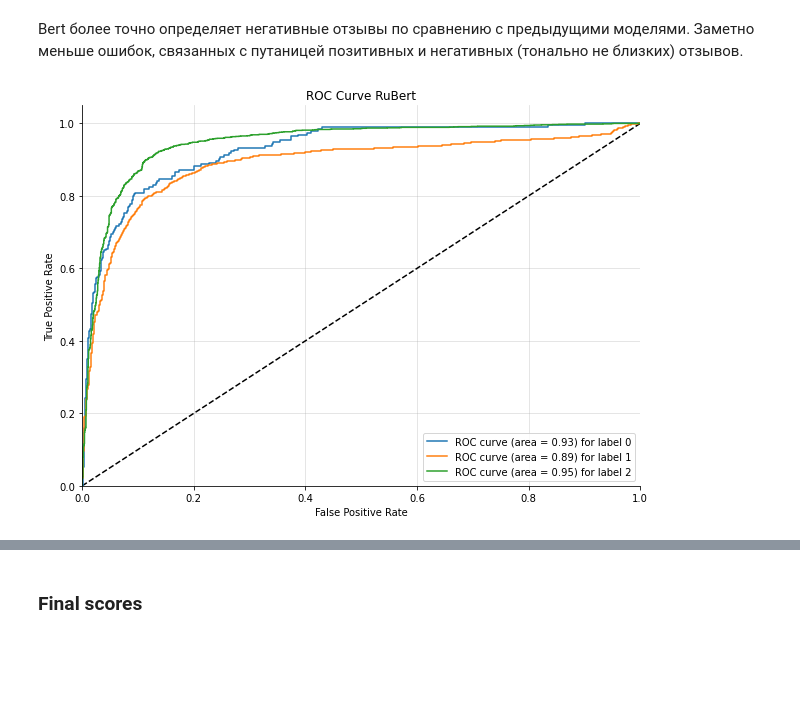
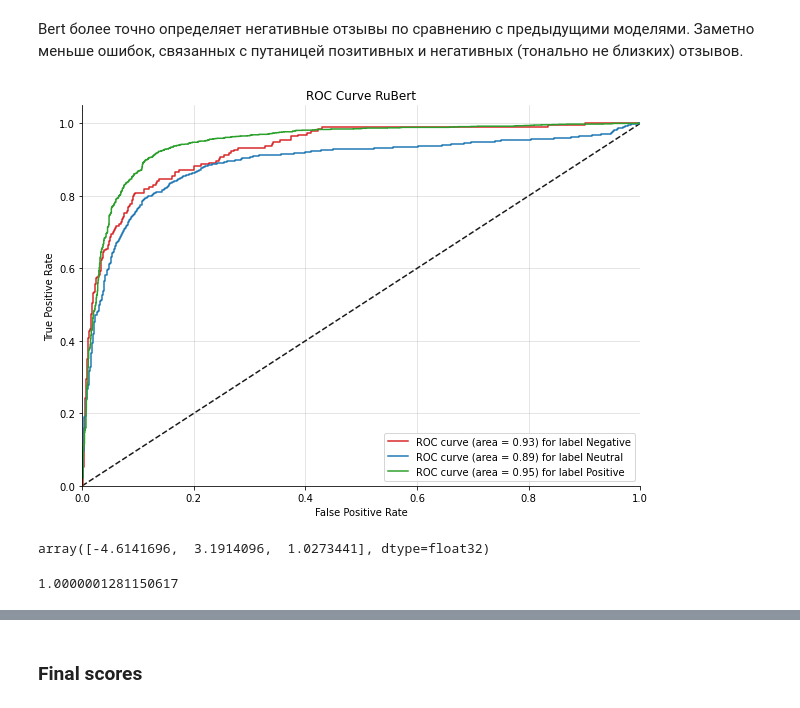
Before and after one commit to polina-prilukova/music_reviews_classifying, a Jupyter notebook: EDA_Modeling.ipynb, the cells around one changed output, grey strips where cells are left out. Cells and saved outputs as stored; diff of their text form; code cells hidden in the pictures; blank space fills up the shorter version.

```diff
--- a/EDA_Modeling.ipynb
+++ b/EDA_Modeling.ipynb
@@ -52,6 +51,16 @@ warnings.simplefilter('ignore')
 # %% [markdown]
 #### useful visualization functions
 # %%
+palette_sentiment = {
+    'Negative': 'tab:red',
+    'Neutral': 'tab:blue',
+    'Positive': 'tab:green'
+}
+
+label_dict =  {'Negative':0, 'Neutral':1, 'Positive':2}
+inversed_label_dict = {v: k for k, v in label_dict.items()}
+
+
 def plot_distribution(df, columns):
     """
     Построение гистограмм для списка колонок датафрейма
@@ -61,7 +70,9 @@ def plot_distribution(df, columns):
             continue
         plt.figure(figsize=(9, 7))
         sns.distplot(df[col], bins=50)
+        plt.axvline(np.median(df[col]), label='median', color='k', linestyle='--')
         plt.title(f'{col} distribution')
+        plt.legend()
         plt.show()
 
 def plot_count(df, columns):
@@ -71,6 +82,10 @@ def plot_count(df, columns):
     for col in columns:
         plt.figure(figsize=(9, 7))
         sns.countplot(x=df[col], data=df)
+        if col == 'sentiment':
+            sns.countplot(x=df[col], data=df, palette=palette_sentiment)
+        else:
+            sns.countplot(x=df[col], data=df)
         plt.title(f'{col} distribution')
         plt.show()
 
@@ -152,7 +167,8 @@ def plot_multiclass_roc(y_pred, y_test, n_classes, figsize=(10, 7)):
     ax.set_ylabel('True Positive Rate')
     ax.set_title('Receiver operating characteristic example')
     for i in range(n_classes):
-        ax.plot(fpr[i], tpr[i], label='ROC curve (area = %0.2f) for label %i' % (roc_auc[i], i))
+        ax.plot(fpr[i], tpr[i], color=palette_sentiment[inversed_label_dict[i]],
+                label=f'ROC curve (area = {round(roc_auc[i], 2)}) for label {inversed_label_dict[i]}' )
     ax.legend(loc="best")
     ax.grid(alpha=.4)
     sns.despine()
@@ -356,5 +374,6 @@ df.to_csv('Data/reviews_preprocessed_1412.csv', index=False)
 # %%
-df.groupby(['year','sentiment'])['sentiment'].count().unstack().plot(legend=True, figsize=(10, 6))
+sns.set()
+df.groupby(['year','sentiment'])['sentiment'].count().unstack().plot(legend=True, style=palette_sentiment, figsize=(10, 6))
 plt.title('Динамика количества отзывов по годам')
 plt.xlabel('Year')
 plt.ylabel('Sentiment count')
@@ -824,7 +863,7 @@ roc_auc_svc = dict()
 
 y_test_dummies_svc = pd.get_dummies(y_test, drop_first=False).values
 for i in range(3):
-    fpr_svc[i], tpr_svc[i], _ = roc_curve(y_test_dummies_svc[:, i], grid_svc.predict_proba(x_test)[:, i])
+    fpr_svc[i], tpr_svc[i], _ = roc_curve(y_test_dummies_svc[:, i], grid_svc_.predict_proba(x_test)[:, i])
     roc_auc_svc[i] = auc(fpr_svc[i], tpr_svc[i])
 # %%
 np.save('y_pred_svc_on_test', np.array(y_pred_svc_on_test))
@@ -992,7 +1032,9 @@ ax.set_xlabel('False Positive Rate')
 ax.set_ylabel('True Positive Rate')
 ax.set_title('ROC Curve NN')
 for i in range(3):
-    ax.plot(fpr_nn[i], tpr_nn[i], label='ROC curve (area = %0.2f) for label %i' % (roc_auc_nn[i], i))
+#     ax.plot(fpr_nn[i], tpr_nn[i], label='ROC curve (area = %0.2f) for label %i' % (roc_auc_nn[i], i))
+    ax.plot(fpr_nn[i], tpr_nn[i], color=palette_sentiment[inversed_label_dict[i]],
+                label=f'ROC curve (area = {round(roc_auc_nn[i], 2)}) for label {inversed_label_dict[i]}' )
 ax.legend(loc="best")
 ax.grid(alpha=.4)
 sns.despine()
@@ -1307,16 +1345,18 @@ for i in range(3):
 # %%
 fig, ax = plt.subplots(figsize=(10, 7))
 ax.plot([0, 1], [0, 1], 'k--')
 ax.set_xlim([0.0, 1.0])
 ax.set_ylim([0.0, 1.05])
 ax.set_xlabel('False Positive Rate')
 ax.set_ylabel('True Positive Rate')
 ax.set_title('ROC Curve RuBert')
 for i in range(3):
-    ax.plot(fpr_dp[i], tpr_dp[i], label='ROC curve (area = %0.2f) for label %i' % (roc_auc_dp[i], i))
+#     ax.plot(fpr_dp[i], tpr_dp[i], label='ROC curve (area = %0.2f) for label %i' % (roc_auc_dp[i], i))
+    ax.plot(fpr_dp[i], tpr_dp[i], color=palette_sentiment[inversed_label_dict[i]],
+                label=f'ROC curve (area = {round(roc_auc_dp[i], 2)}) for label {inversed_label_dict[i]}' )
 ax.legend(loc="best")
 ax.grid(alpha=.4)
 sns.despine()
 plt.show()
 # %% [output]
-[figure, old version]
+[figure, new version]
@@ -1322,0 +1367,5 @@ plt.show()
+# %%
+t1 =predictions_dp[0]
+t1
+# %% [output]
+array([-4.6141696,  3.1914096,  1.0273441], dtype=float32)
@@ -1322,0 +1375,4 @@ plt.show()
+# %%
+max([sum(p) for p in pred_softmax])
+# %% [output]
+1.0000001281150617
```
Also changed, not shown: parts of 46 cells of this notebook.
